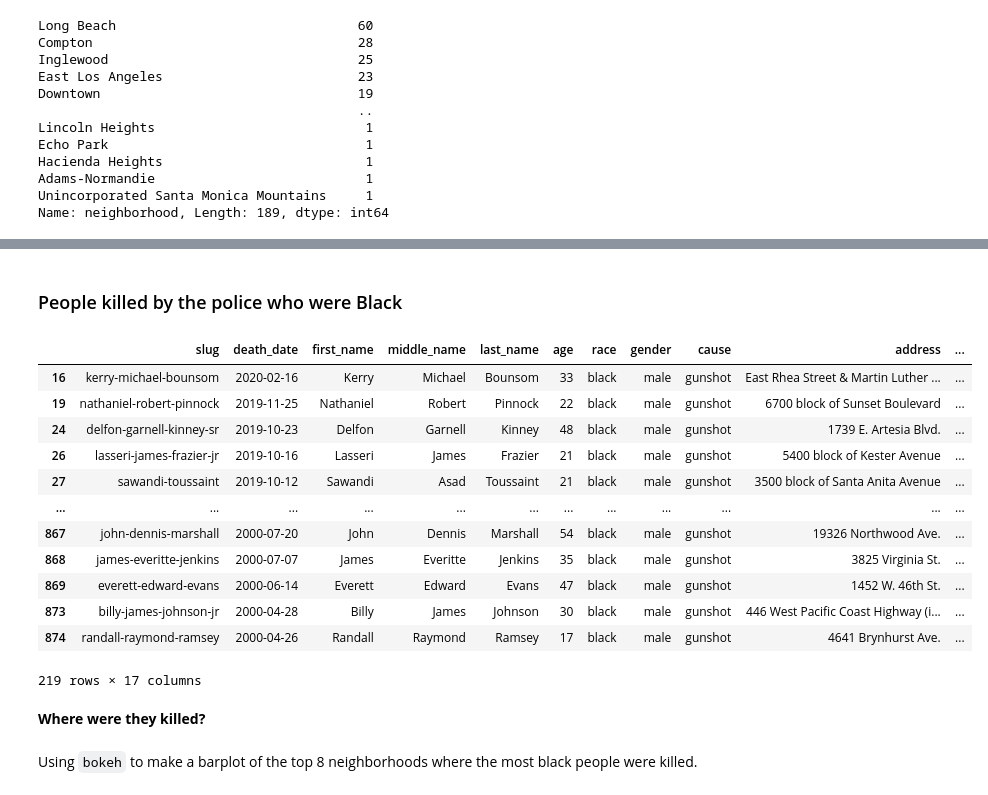
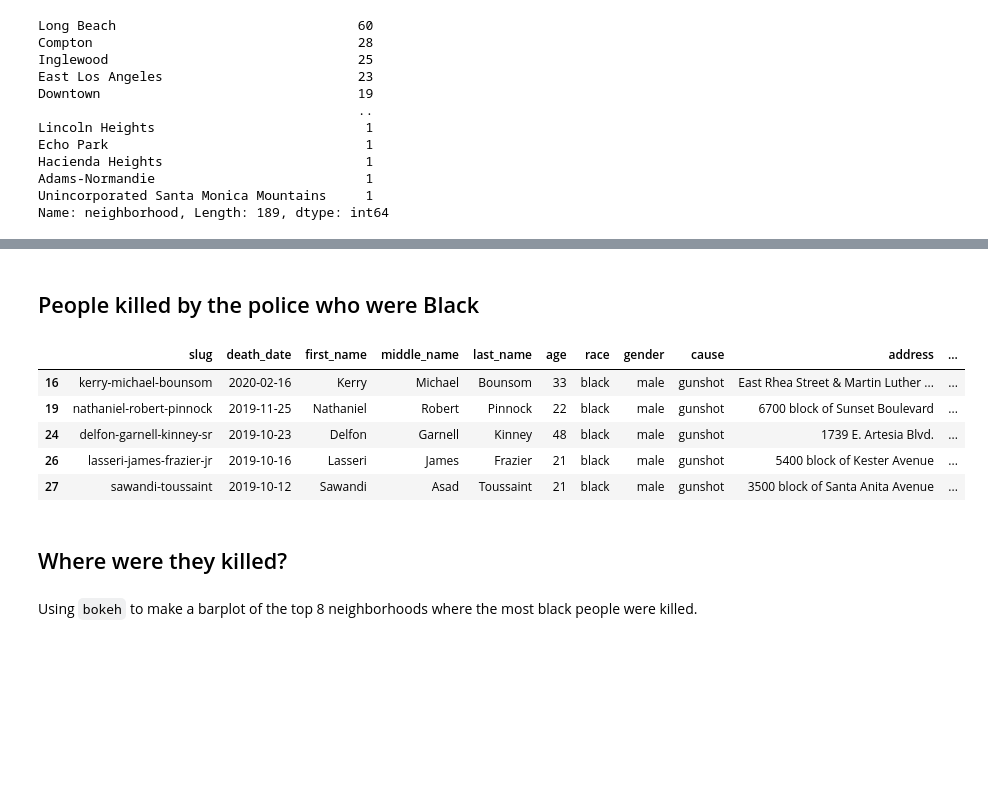
Before and after one commit to isabellabenabaye/los-angeles-police-killings, a Jupyter notebook: LA-police-killings-EDA.ipynb, the cells around one changed output, grey strips where cells are left out. Cells and saved outputs as stored; diff of their text form; code cells hidden in the pictures; blank space fills up the shorter version.

```diff
--- a/LA-police-killings-EDA.ipynb
+++ b/LA-police-killings-EDA.ipynb
@@ -241,26 +247,19 @@ Text(156.5, 0.5, '')
 # %%
 There were only 3 months in the last 20 years where there were no one died at the hands of law enforcement.
 # %% [markdown]
-### People killed by the police who were Black
+## People killed by the police who were Black
 # %%
 black_killings = killings_data[killings_data.race == 'black']
-black_killings
+black_killings.head()
 # %% [output]
 |  | slug | death_date | first_name | middle_name | last_name | age | race | gender | cause | address | ... |
 | 16 | kerry-michael-bounsom | 2020-02-16 | Kerry | Michael | Bounsom | 33 | black | male | gunshot | East Rhea Street & Martin Luther ... | ... |
 | 19 | nathaniel-robert-pinnock | 2019-11-25 | Nathaniel | Robert | Pinnock | 22 | black | male | gunshot | 6700 block of Sunset Boulevard | ... |
 | 24 | delfon-garnell-kinney-sr | 2019-10-23 | Delfon | Garnell | Kinney | 48 | black | male | gunshot | 1739 E. Artesia Blvd. | ... |
 | 26 | lasseri-james-frazier-jr | 2019-10-16 | Lasseri | James | Frazier | 21 | black | male | gunshot | 5400 block of Kester Avenue | ... |
 | 27 | sawandi-toussaint | 2019-10-12 | Sawandi | Asad | Toussaint | 21 | black | male | gunshot | 3500 block of Santa Anita Avenue | ... |
-| ... | ... | ... | ... | ... | ... | ... | ... | ... | ... | ... | ... |
-| 867 | john-dennis-marshall | 2000-07-20 | John | Dennis | Marshall | 54 | black | male | gunshot | 19326 Northwood Ave. | ... |
-| 868 | james-everitte-jenkins | 2000-07-07 | James | Everitte | Jenkins | 35 | black | male | gunshot | 3825 Virginia St. | ... |
-| 869 | everett-edward-evans | 2000-06-14 | Everett | Edward | Evans | 47 | black | male | gunshot | 1452 W. 46th St. | ... |
-| 873 | billy-james-johnson-jr | 2000-04-28 | Billy | James | Johnson | 30 | black | male | gunshot | 446 West Pacific Coast Highway (i... | ... |
-| 874 | randall-raymond-ramsey | 2000-04-26 | Randall | Raymond | Ramsey | 17 | black | male | gunshot | 4641 Brynhurst Ave. | ... |
-219 rows × 17 columns
 # %% [markdown]
-**Where were they killed?**
+## Where were they killed?
 # %% [markdown]
 Using `bokeh` to make a barplot of the top 8 neighborhoods where the most black people were killed.
 # %%
```
Also changed, not shown: parts of 8 cells of this notebook.
